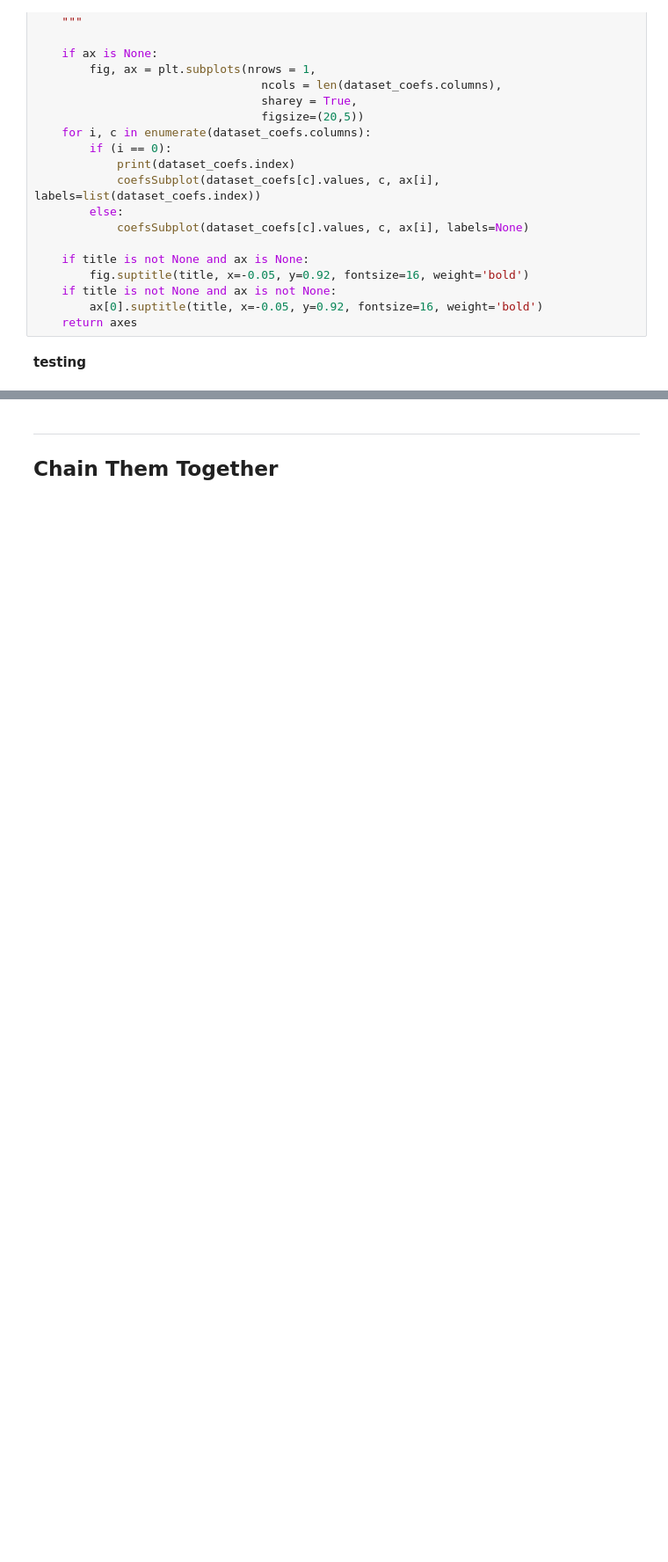
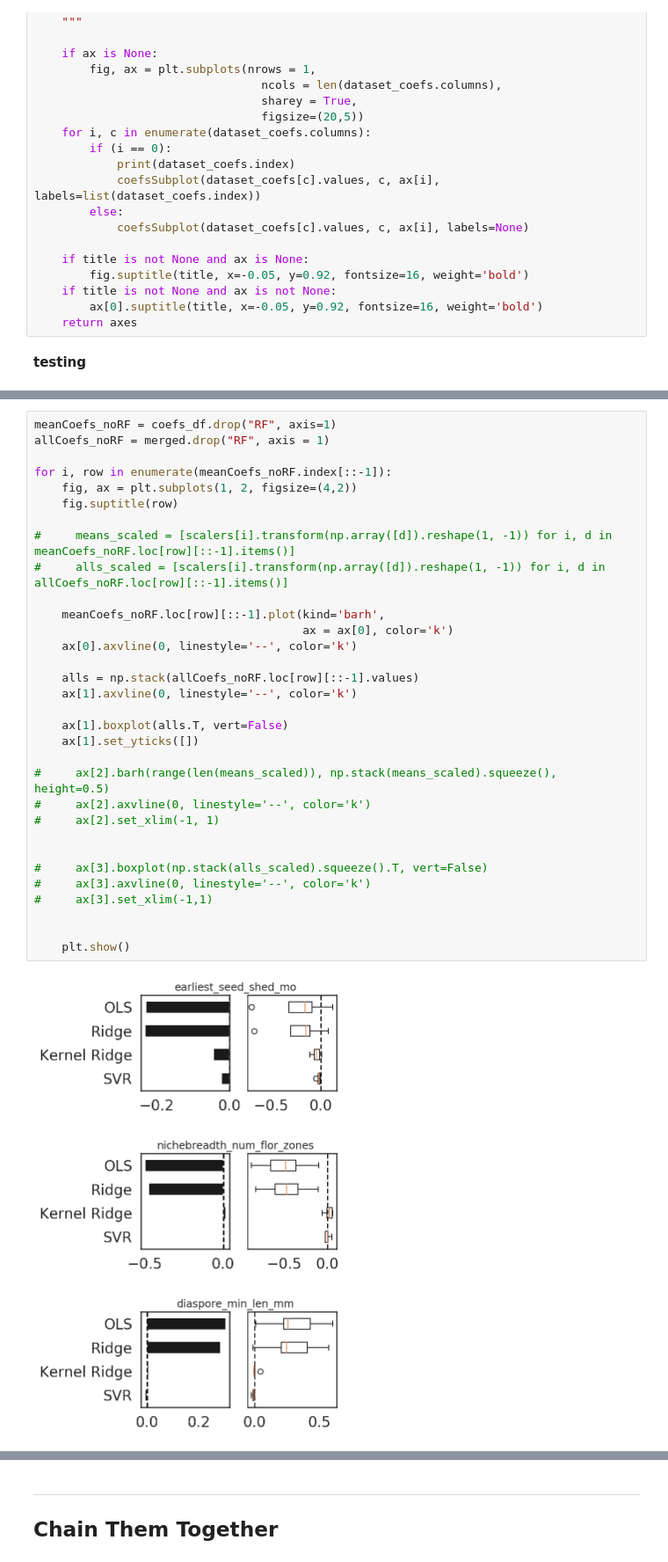
Before and after one commit to HuckleyLab/cc_traits, a Jupyter notebook: code/1-Coefficient-Summary-Plots.ipynb, the cells around one changed output, grey strips where cells are left out. Shown at 88% size. Drawn from its saved outputs; the diff is of its cells as text; blank space fills up the shorter version.

```diff
--- a/code/1-Coefficient-Summary-Plots.ipynb
+++ b/code/1-Coefficient-Summary-Plots.ipynb
@@ -94,0 +161,36 @@ axes.shape
+# %%
+meanCoefs_noRF = coefs_df.drop("RF", axis=1)
+allCoefs_noRF = merged.drop("RF", axis = 1)
+
+for i, row in enumerate(meanCoefs_noRF.index[::-1]):
+    fig, ax = plt.subplots(1, 2, figsize=(4,2))
+    fig.suptitle(row)
+
+#     means_scaled = [scalers[i].transform(np.array([d]).reshape(1, -1)) for i, d in meanCoefs_noRF.loc[row][::-1].items()]
+#     alls_scaled = [scalers[i].transform(np.array([d]).reshape(1, -1)) for i, d in allCoefs_noRF.loc[row][::-1].items()]
+
+    meanCoefs_noRF.loc[row][::-1].plot(kind='barh',
+                                       ax = ax[0], color='k')
+    ax[0].axvline(0, linestyle='--', color='k')
+
+    alls = np.stack(allCoefs_noRF.loc[row][::-1].values)
+    ax[1].axvline(0, linestyle='--', color='k')
+
+    ax[1].boxplot(alls.T, vert=False)
+    ax[1].set_yticks([])
+
+#     ax[2].barh(range(len(means_scaled)), np.stack(means_scaled).squeeze(), height=0.5)
+#     ax[2].axvline(0, linestyle='--', color='k')
+#     ax[2].set_xlim(-1, 1)
+
+
+#     ax[3].boxplot(np.stack(alls_scaled).squeeze().T, vert=False)
+#     ax[3].axvline(0, linestyle='--', color='k')
+#     ax[3].set_xlim(-1,1)
+
+
+    plt.show()
+# %% [output]
+[figure, added]
+[figure, added]
+[figure, added]
```
Also changed, not shown: parts of 19 cells of this notebook.
